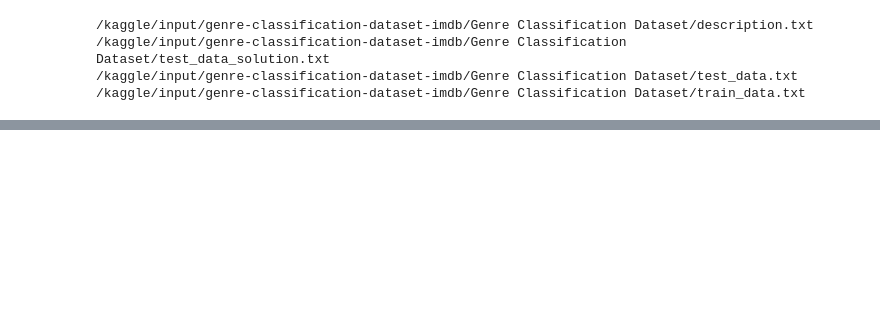
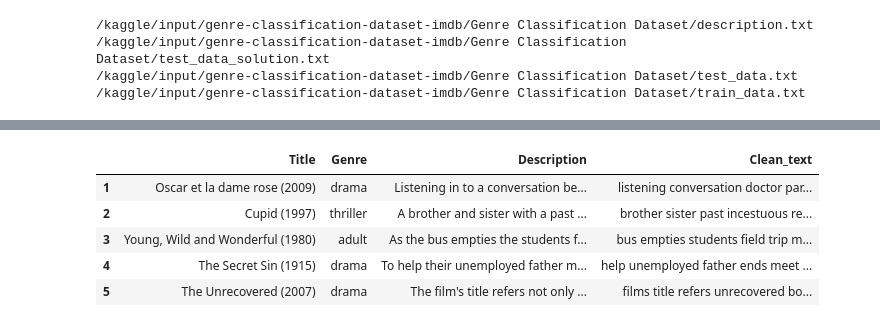
Before and after one commit to DLIBYH/Encryptix, a Jupyter notebook: movie-genre.ipynb, the cells around one changed output, grey strips where cells are left out. Saved outputs shown, nothing was run; the diff lists cells and outputs as text; code cells hidden in the pictures; blank space fills up the shorter version.

Commit message:
Kaggle Notebook | Movie_genre | Version 2

```diff
--- a/movie-genre.ipynb
+++ b/movie-genre.ipynb
@@ -40,0 +121,16 @@ from sklearn.feature_extraction.text import TfidfVectorizer
+# %%
+from nltk.corpus import stopwords
+stopwords = nltk.corpus.stopwords.words('english')
+# %%
+newStopWords = ['u','go','got','via','or','ur','us','in','i','let','the','to','is','amp','make','one','day','days','get']
+stopwords.extend(newStopWords)
+# %%
+def data_processing(text):
+    text= text.lower()
+    text = re.sub('<br />', '', text)
+    text = re.sub(r"https\S+|www\S+|http\S+", '', text, flags = re.MULTILINE)
+    text = re.sub(r'\@w+|\#', '', text)
+    text = re.sub(r'[^\w\s]', '', text)
+    text_tokens = word_tokenize(text)
+    filtered_text = [w for w in text_tokens if not w in stopwords]
+    return " ".join(filtered_text)
@@ -40,0 +144,12 @@ from sklearn.feature_extraction.text import TfidfVectorizer
+# %%
+train_data['Clean_text'] = train_data['Description'].apply(data_processing)
+test_data['Clean_text'] = test_data['Description'].apply(data_processing)
+# %%
+train_data.head(5)
+# %% [output]
+|  | Title | Genre | Description | Clean_text |
+| 1 | Oscar et la dame rose (2009) | drama | Listening in to a conversation be... | listening conversation doctor par... |
+| 2 | Cupid (1997) | thriller | A brother and sister with a past ... | brother sister past incestuous re... |
+| 3 | Young, Wild and Wonderful (1980) | adult | As the bus empties the students f... | bus empties students field trip m... |
+| 4 | The Secret Sin (1915) | drama | To help their unemployed father m... | help unemployed father ends meet ... |
+| 5 | The Unrecovered (2007) | drama | The film's title refers not only ... | films title refers unrecovered bo... |
```
Also changed, not shown: parts of 19 cells of this notebook.
